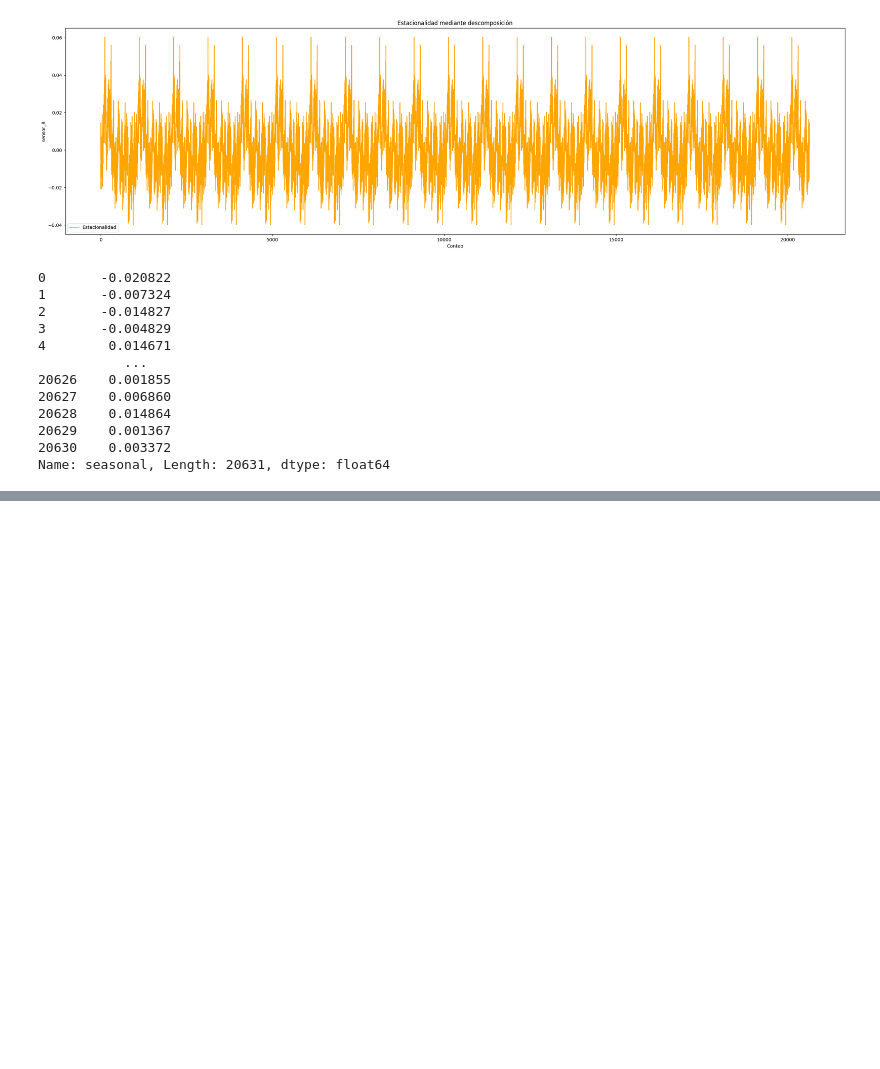
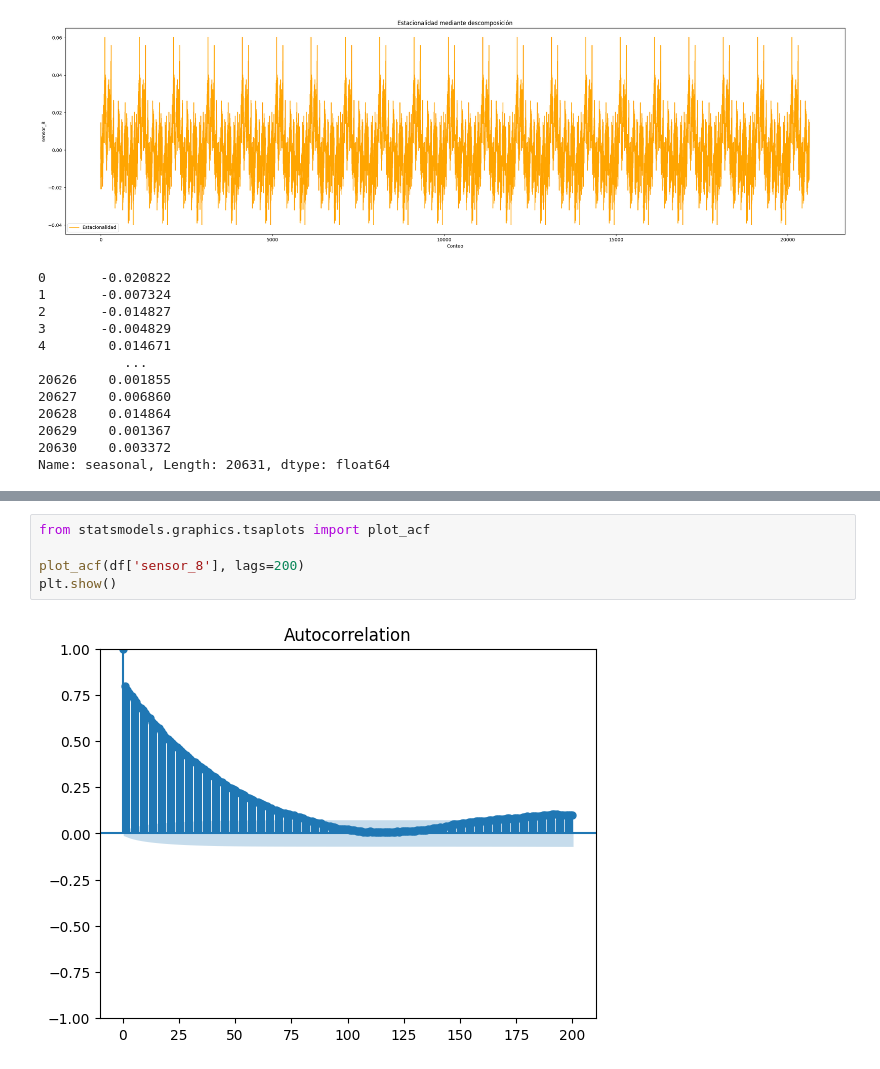
Before and after one commit to JairRamosG/Analisis-Series-de-Tiempo, a Jupyter notebook: Practica_1/exploracion.ipynb, the cells around one changed output, grey strips where cells are left out. Saved outputs shown, nothing was run; the diff lists cells and outputs as text; blank space fills up the shorter version.

```diff
--- a/Practica_1/exploracion.ipynb
+++ b/Practica_1/exploracion.ipynb
@@ -149,0 +159,7 @@ Name: seasonal, Length: 20631, dtype: float64
+# %%
+from statsmodels.graphics.tsaplots import plot_acf
+
+plot_acf(df['sensor_8'], lags=200)
+plt.show()
+# %% [output]
+[figure, added]
```
Also changed, not shown: parts of 2 cells of this notebook, 1 other file.
